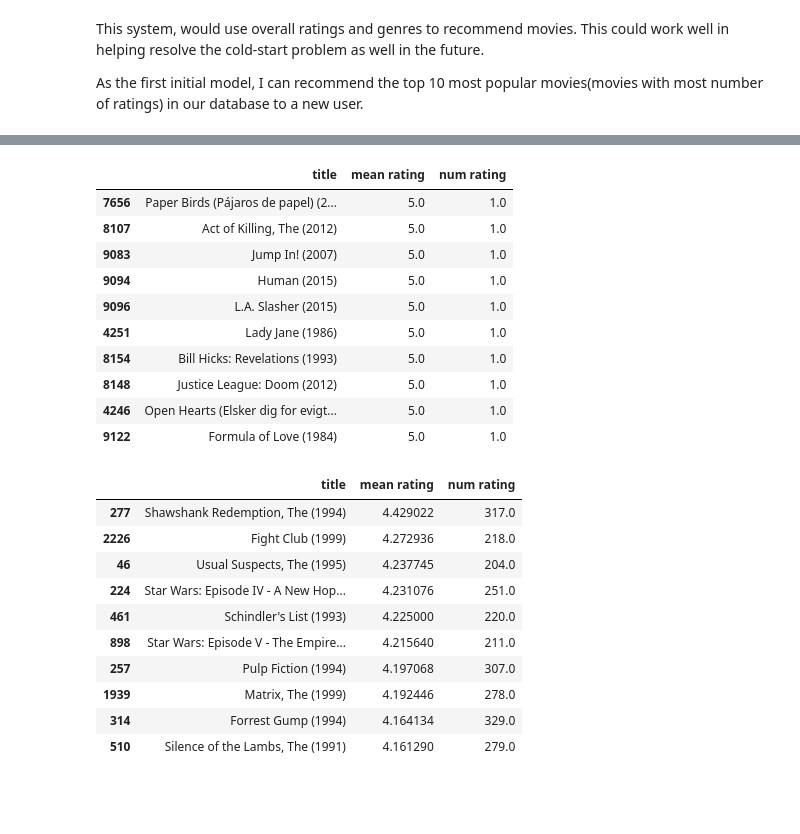
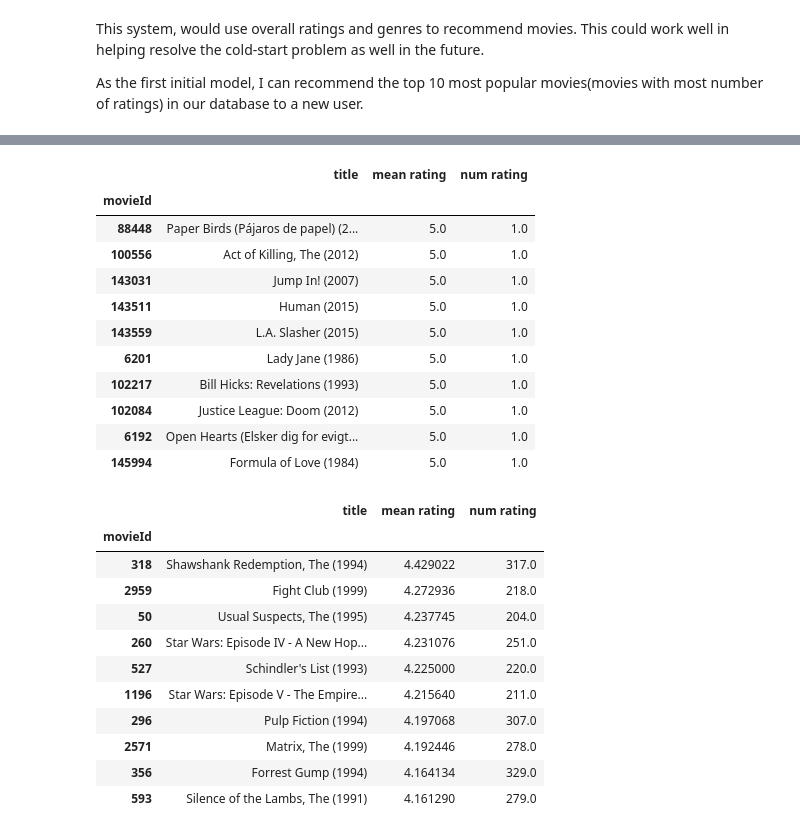
Before and after one commit to E-Juliet/Movie-reccomender, a Jupyter notebook: phase_4_project.ipynb, the cells around one changed output, grey strips where cells are left out. Saved outputs shown, nothing was run; the diff lists cells and outputs as text; code cells hidden in the pictures; blank space fills up the shorter version.

```diff
--- a/phase_4_project.ipynb
+++ b/phase_4_project.ipynb
@@ -429,3 +406,5 @@ genres
+# %%
+genres_list = genres
 # %%
 #  creating a df to store the average ratings of every genre
 genre_ratings_records = pd.DataFrame(index=genres, columns=['ratings'], data=np.zeros(len(genres)))
@@ -559,4 +539,7 @@ df_final[df_final["num rating"].isna()]
 df_final.dropna(inplace= True)
+# %%
+# setting movie_id to be the index
+df_final.set_index('movieId', inplace=True)
 # %%
 df_final.shape
 # %% [output]
@@ -563,0 +559,18 @@ df_final.shape
+# %%
+# selecting columns to be used for one hot encoding
+genres_columns = genres_list[0:-1]
+
+# creating genres columns and filling them with zeros
+for genre in genres_columns:
+    df_final[genre] = np.zeros(len(df_final))
+
+# filling the genre columns with a 1 if the record exist and a 0 if the record does not exist
+for movieId in df_final.index:
+    rec_genres = df_final.loc[movieId, 'genres']
+
+    for genre in rec_genres:
+        df_final.loc[movieId, genre] = 1
+# %%
+# dropping the '(no genres listed)' column
+df_final.drop('(no genres listed)', axis=1, inplace=True)
+df_final.head()
@@ -613,29 +637,31 @@ user_ratings.sort_values(by=['num rating'], ascending=False).head(10)
 user_ratings.sort_values(by=['mean rating'], ascending=False).head(10)
 # %% [output]
 |  | title | mean rating | num rating |
-| 7656 | Paper Birds (Pájaros de papel) (2... | 5.0 | 1.0 |
-| 8107 | Act of Killing, The (2012) | 5.0 | 1.0 |
-| 9083 | Jump In! (2007) | 5.0 | 1.0 |
-| 9094 | Human (2015) | 5.0 | 1.0 |
-| 9096 | L.A. Slasher (2015) | 5.0 | 1.0 |
-| 4251 | Lady Jane (1986) | 5.0 | 1.0 |
-| 8154 | Bill Hicks: Revelations (1993) | 5.0 | 1.0 |
-| 8148 | Justice League: Doom (2012) | 5.0 | 1.0 |
-| 4246 | Open Hearts (Elsker dig for evigt... | 5.0 | 1.0 |
-| 9122 | Formula of Love (1984) | 5.0 | 1.0 |
+| movieId |  |  |  |
+| 88448 | Paper Birds (Pájaros de papel) (2... | 5.0 | 1.0 |
+| 100556 | Act of Killing, The (2012) | 5.0 | 1.0 |
+| 143031 | Jump In! (2007) | 5.0 | 1.0 |
+| 143511 | Human (2015) | 5.0 | 1.0 |
+| 143559 | L.A. Slasher (2015) | 5.0 | 1.0 |
+| 6201 | Lady Jane (1986) | 5.0 | 1.0 |
+| 102217 | Bill Hicks: Revelations (1993) | 5.0 | 1.0 |
+| 102084 | Justice League: Doom (2012) | 5.0 | 1.0 |
+| 6192 | Open Hearts (Elsker dig for evigt... | 5.0 | 1.0 |
+| 145994 | Formula of Love (1984) | 5.0 | 1.0 |
 # %%
 #creating minimum number of ratings
 threshold = 200
-user_ratings[movie_ratings['num rating']>threshold ].sort_values(by=['mean rating'], ascending=False).head(10)
+user_ratings[user_ratings['num rating']>threshold ].sort_values(by=['mean rating'], ascending=False).head(10)
 # %% [output]
 |  | title | mean rating | num rating |
-| 277 | Shawshank Redemption, The (1994) | 4.429022 | 317.0 |
-| 2226 | Fight Club (1999) | 4.272936 | 218.0 |
-| 46 | Usual Suspects, The (1995) | 4.237745 | 204.0 |
-| 224 | Star Wars: Episode IV - A New Hop... | 4.231076 | 251.0 |
-| 461 | Schindler's List (1993) | 4.225000 | 220.0 |
-| 898 | Star Wars: Episode V - The Empire... | 4.215640 | 211.0 |
-| 257 | Pulp Fiction (1994) | 4.197068 | 307.0 |
-| 1939 | Matrix, The (1999) | 4.192446 | 278.0 |
-| 314 | Forrest Gump (1994) | 4.164134 | 329.0 |
-| 510 | Silence of the Lambs, The (1991) | 4.161290 | 279.0 |
+| movieId |  |  |  |
+| 318 | Shawshank Redemption, The (1994) | 4.429022 | 317.0 |
+| 2959 | Fight Club (1999) | 4.272936 | 218.0 |
+| 50 | Usual Suspects, The (1995) | 4.237745 | 204.0 |
+| 260 | Star Wars: Episode IV - A New Hop... | 4.231076 | 251.0 |
+| 527 | Schindler's List (1993) | 4.225000 | 220.0 |
+| 1196 | Star Wars: Episode V - The Empire... | 4.215640 | 211.0 |
+| 296 | Pulp Fiction (1994) | 4.197068 | 307.0 |
+| 2571 | Matrix, The (1999) | 4.192446 | 278.0 |
+| 356 | Forrest Gump (1994) | 4.164134 | 329.0 |
+| 593 | Silence of the Lambs, The (1991) | 4.161290 | 279.0 |
```
Also changed, not shown: parts of 15 cells of this notebook.
